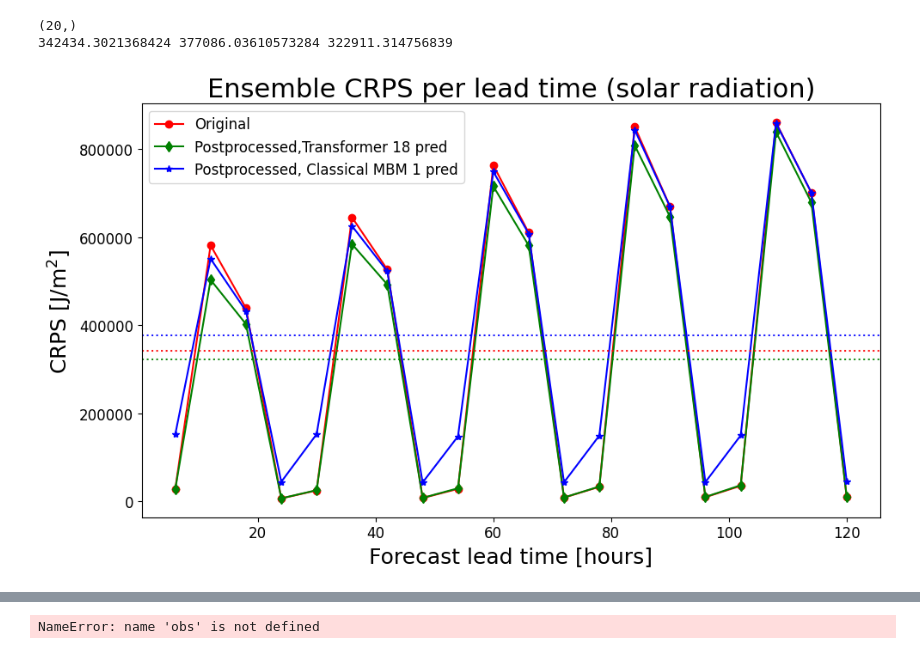
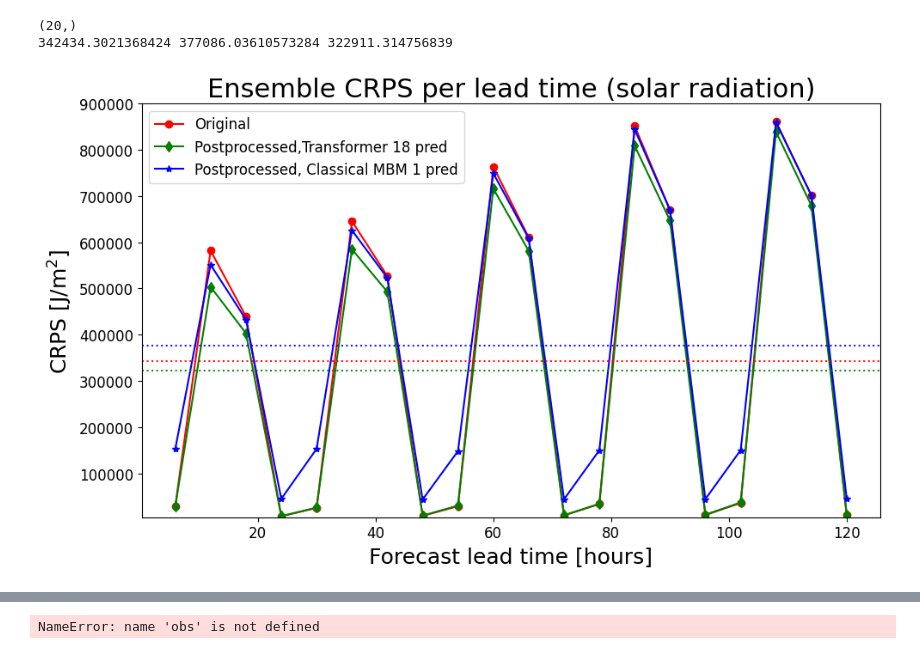
Before and after one commit to Ayoub-cmd707/Weather_forcasting, a Jupyter notebook: Testing_ssrd6_18var.ipynb, the cells around one changed output, grey strips where cells are left out. Cells and saved outputs as stored; diff of their text form; code cells hidden in the pictures.

```diff
--- a/Testing_ssrd6_18var.ipynb
+++ b/Testing_ssrd6_18var.ipynb
@@ -366,34 +366,34 @@ print(CRPS_TF_1.shape)
 # %%
 Leadtimes=obs.step.values
 #matplotlib.rcParams['text.usetex'] = False
 plt.figure(figsize=(10, 6))
 plt.plot(Leadtimes, CRPS_OG, color='red', marker='o', label='Original')
 plt.plot(Leadtimes, CRPS_TF_1, color='green', marker='d' ,alpha=1,label='Postprocessed,Transformer 18 pred')
 plt.plot(Leadtimes, CRPS_MBM_1, color='blue', marker='*',alpha=1, label='Postprocessed, Classical MBM 1 pred')
 
 plt.axhline(y=meanOG, color='RED',linestyle=':',alpha=0.9)
 plt.axhline(y=meantf_1, color='GREEN',linestyle=':',alpha=0.9)
 plt.axhline(y=meanmbm_1, color='BLUE',linestyle=':',alpha=0.9)
 
 # Set title and labels
 plt.title('Ensemble CRPS per lead time (solar radiation)', fontsize=22)
 plt.xlabel('Forecast lead time [hours]', fontsize=18)
 plt.ylabel('CRPS [J/m$^2$]', fontsize=18)
 
 # Set y-axis limits and x-axis ticks
 #plt.xlim(0,123)
-#plt.ylim(5000,1000000)
+plt.ylim(5000,900000)
 
 # Set tick label size and show legend
 plt.tick_params(axis='both', labelsize=12)
 plt.legend(fontsize=12)
 
 # Adjust layout and show the plot
 plt.tight_layout()
 plt.savefig("/home/jupyter-ayoub/Pictures/ssrd6/CRPS_leadtime_all.png")
 plt.show()
 # %% [output]
-[figure, old version]
+[figure, new version]
 # %%
 print(CRPS_OG.shape,CRPS_MBM_1.shape,CRPS_TF_1.shape)
 
```
Also changed, not shown: parts of 1 cell of this notebook, 11 other files.
